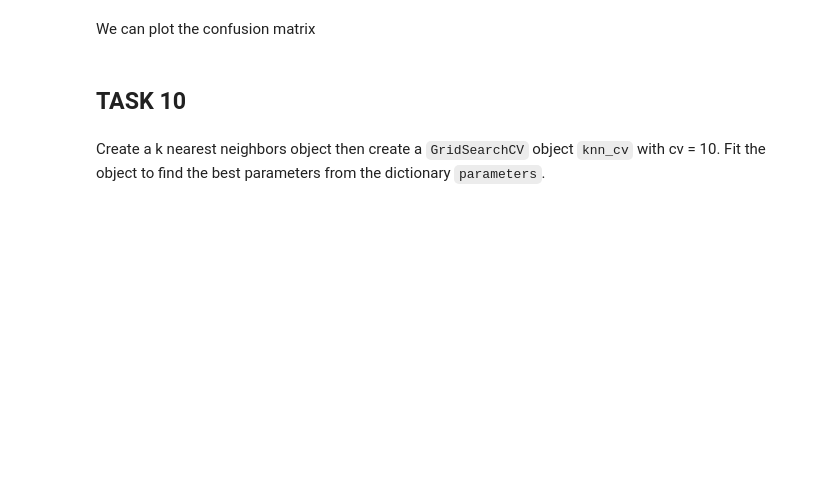
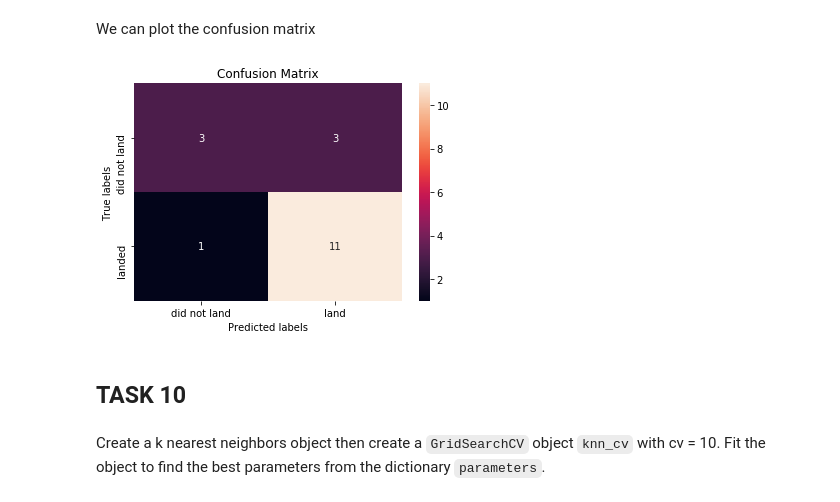
Before and after one commit to amppppppp/SpaceX_IBM, a Jupyter notebook: Machine Learning Prediction_SpaceX_.ipynb, the cells around one changed output. Drawn from its saved outputs; the diff is of its cells as text; code cells hidden in the pictures; blank space fills up the shorter version.

Commit message:
ML prediction

```diff
--- a/Machine Learning Prediction_SpaceX_.ipynb
+++ b/Machine Learning Prediction_SpaceX_.ipynb
@@ -298,8 +321,10 @@ tree_cv.score(X_test,Y_test)
 # %% [markdown]
 We can plot the confusion matrix
 # %%
-yhat = svm_cv.predict(X_test)
+yhat = tree_cv.predict(X_test)
 plot_confusion_matrix(Y_test,yhat)
+# %% [output]
+[figure, added]
 # %% [markdown]
 ## TASK  10
 # %% [markdown]
```
Also changed, not shown: parts of 8 cells of this notebook.
